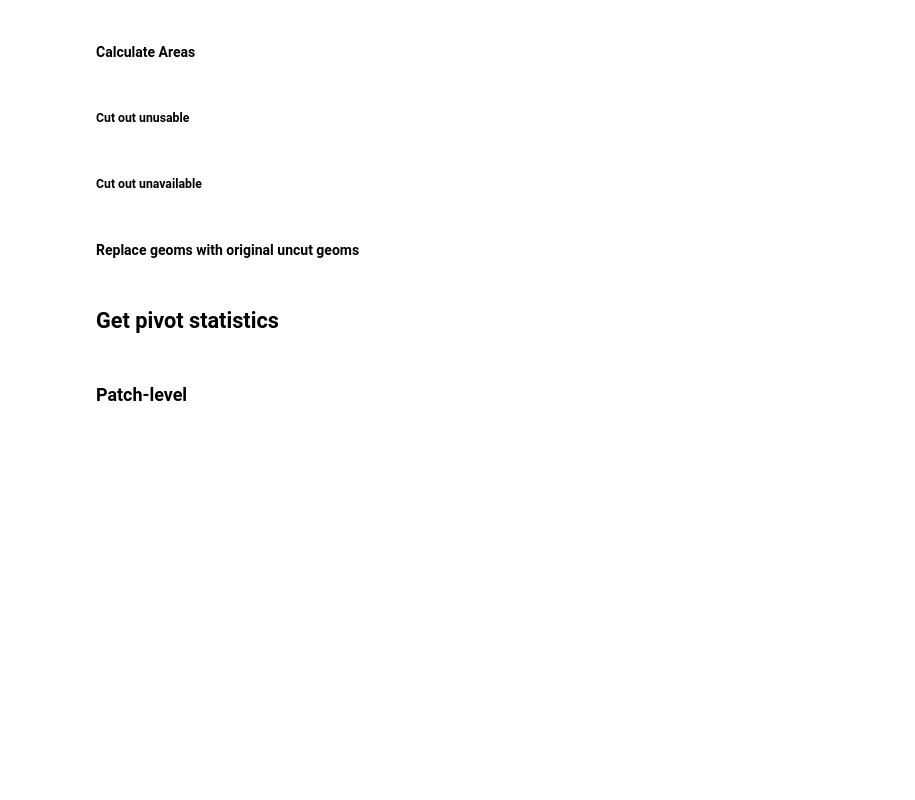
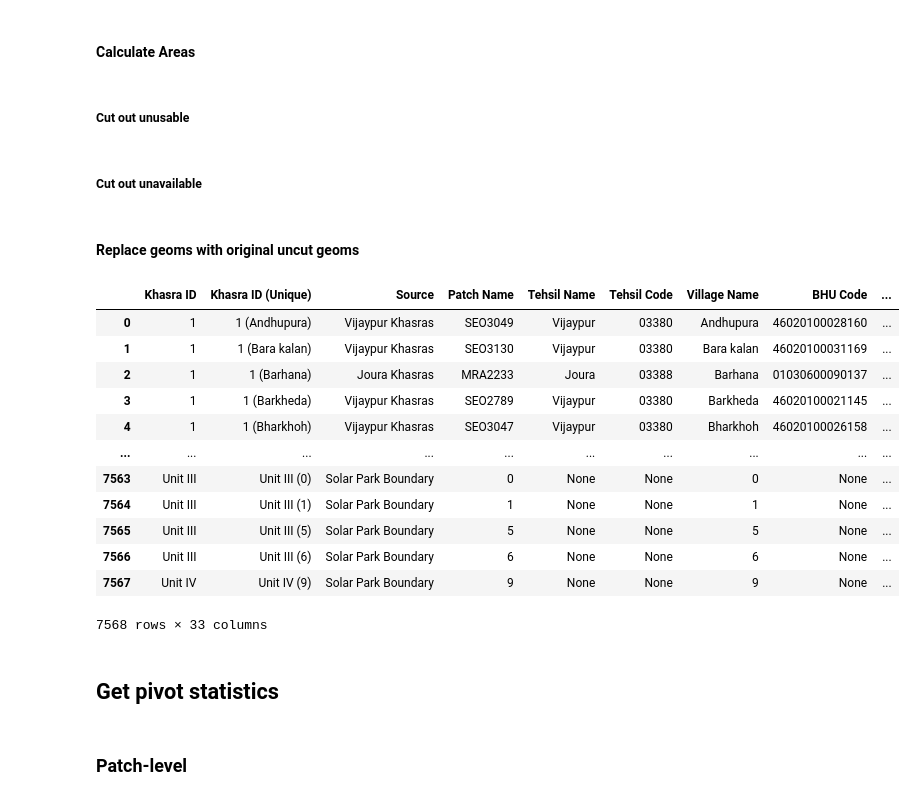
Before and after one commit to IDinsight/idinsight-solar-parks, a Jupyter notebook: notebooks/solar_parks_02_5_parcel_layers morena 2.ipynb, the cells around one changed output. Cells and saved outputs as stored; diff of their text form; code cells hidden in the pictures; blank space fills up the shorter version.

```diff
--- a/notebooks/solar_parks_02_5_parcel_layers morena 2.ipynb
+++ b/notebooks/solar_parks_02_5_parcel_layers morena 2.ipynb
@@ -390,7 +397,7 @@ buildings_overlap_gdf["settlement_id"] = building_cluster_ids
 settlement_buildings_gdf = buildings_overlap_gdf[
     buildings_overlap_gdf["settlement_id"] != -1
 ]
-rogue_buildings_gdf = buildings_overlap_gdf[
+isolated_buildings_gdf = buildings_overlap_gdf[
     buildings_overlap_gdf["settlement_id"] == -1
 ]
 
@@ -424,7 +431,7 @@ building_counts_df
 | 1729 | Unit IV (9) | 11 |
 1730 rows × 2 columns
 # %%
-isolated_buildings_overlap_gdf = rogue_buildings_gdf.dissolve(
+isolated_buildings_overlap_gdf = isolated_buildings_gdf.dissolve(
     by="Khasra ID (Unique)"
 ).reset_index()
 settlement_buildings_overlap_gdf = settlement_buildings_gdf.dissolve(
@@ -1103,6 +1098,7 @@ available_gdf["Final Usable and Available Area (%)"] = available_gdf[
 all_unusable_area_cols_df = settlements_unusable_area_df.merge(isolated_buildings_unusable_area_df, on="Khasra ID (Unique)", how="outer").fillna(0)
 all_unusable_area_cols_df = all_unusable_area_cols_df.merge(water_unusable_area_df, on="Khasra ID (Unique)", how="outer").fillna(0)
 all_unusable_area_cols_df = all_unusable_area_cols_df.merge(cropland_unusable_area_df, on="Khasra ID (Unique)", how="outer").fillna(0)
+all_unusable_area_cols_df = all_unusable_area_cols_df.merge(dense_trees_unusable_area_df, on="Khasra ID (Unique)", how="outer").fillna(0)
 all_unusable_area_cols_df = all_unusable_area_cols_df.merge(slope_unusable_area_df, on="Khasra ID (Unique)", how="outer").fillna(0)
 all_unusable_area_cols_df = all_unusable_area_cols_df.merge(building_counts_df, on="Khasra ID (Unique)", how="outer").fillna(0)
 
@@ -1146,6 +1142,7 @@ ordered_columns = [
     "Unavailable Area - Isolated Buildings (ha)",
     "Unusable Area - Water (ha)",
     "Unavailable Area - Cropland (ha)",
+    "Unusable Area - Dense Trees (ha)",
     "Unavailable Area - Slope (ha)",
     "Building Count",
 ]
@@ -1175,6 +1172,22 @@ save_shapefiles(
     "khasras_with_stats",
     formats=["parquet", "kml", "csv"],
 )
+# %%
+gdf_with_stats
+# %% [output]
+|  | Khasra ID | Khasra ID (Unique) | Source | Patch Name | Tehsil Name | Tehsil Code | Village Name | BHU Code | ... |
+| 0 | 1 | 1 (Andhupura) | Vijaypur Khasras | SEO3049 | Vijaypur | 03380 | Andhupura | 46020100028160 | ... |
+| 1 | 1 | 1 (Bara kalan) | Vijaypur Khasras | SEO3130 | Vijaypur | 03380 | Bara kalan | 46020100031169 | ... |
+| 2 | 1 | 1 (Barhana) | Joura Khasras | MRA2233 | Joura | 03388 | Barhana | 01030600090137 | ... |
+| 3 | 1 | 1 (Barkheda) | Vijaypur Khasras | SEO2789 | Vijaypur | 03380 | Barkheda | 46020100021145 | ... |
+| 4 | 1 | 1 (Bharkhoh) | Vijaypur Khasras | SEO3047 | Vijaypur | 03380 | Bharkhoh | 46020100026158 | ... |
+| ... | ... | ... | ... | ... | ... | ... | ... | ... | ... |
+| 7563 | Unit III | Unit III (0) | Solar Park Boundary | 0 | None | None | 0 | None | ... |
+| 7564 | Unit III | Unit III (1) | Solar Park Boundary | 1 | None | None | 1 | None | ... |
+| 7565 | Unit III | Unit III (5) | Solar Park Boundary | 5 | None | None | 5 | None | ... |
+| 7566 | Unit III | Unit III (6) | Solar Park Boundary | 6 | None | None | 6 | None | ... |
+| 7567 | Unit IV | Unit IV (9) | Solar Park Boundary | 9 | None | None | 9 | None | ... |
+7568 rows × 33 columns
 # %% [markdown]
 ## Get pivot statistics
 # %%
```
Also changed, not shown: parts of 11 cells of this notebook.
